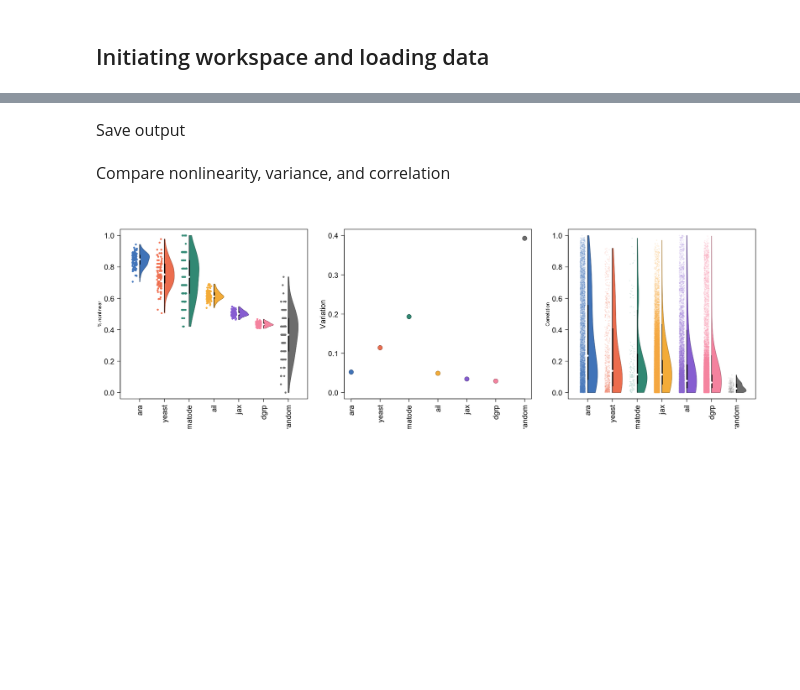
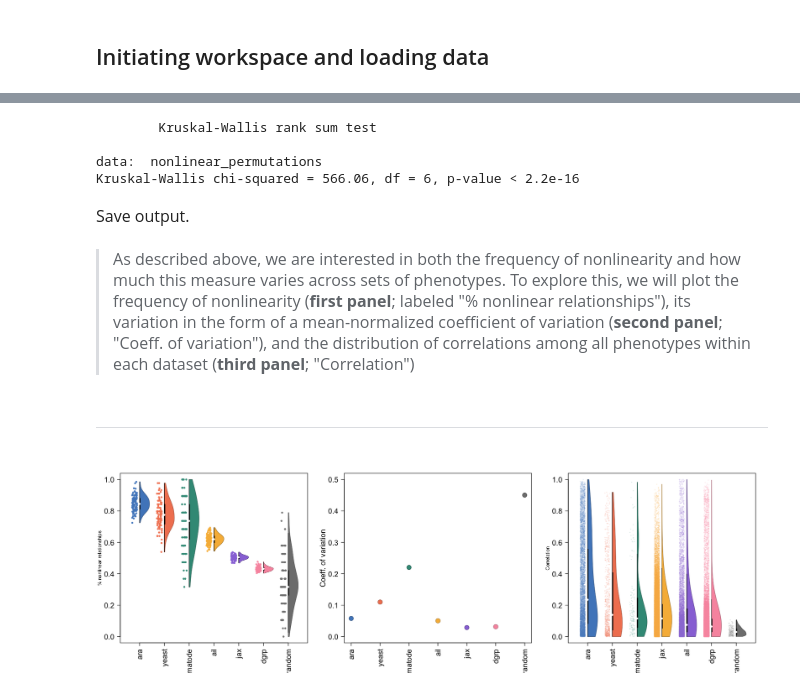
Before and after one commit to Arcadia-Science/accounting-for-nonlinear-phenotypes, a Jupyter notebook: 01_code/notebooks/notebook_1_analyzing_phenotypic_nonlinearity_across_species.ipynb, the cells around one changed output, grey strips where cells are left out. Cells and saved outputs as stored; diff of their text form; code cells hidden in the pictures; blank space fills up the shorter version.

```diff
--- a/01_code/notebooks/notebook_1_analyzing_phenotypic_nonlinearity_across_species.ipynb
+++ b/01_code/notebooks/notebook_1_analyzing_phenotypic_nonlinearity_across_species.ipynb
@@ -71,43 +105,35 @@ nonlinear_permutations <- list()
 for (i in 1:length(phenos)) {
   print(paste(i, 'out of', length(phenos)))
 
-    # Given the large n for the yeast dataset, subsample data
+  # Given the large n for the yeast dataset, subsample data
   if (i == 1) {
     nonlinear_permutations[[names(phenos)[i]]] <- nonlinear.permutation(
         phenos[[i]][sample(1:nrow(phenos[[i]]), 1000), ],
         data_proportion = 0.25,
         permutation_number = 100,
+        return_models = TRUE,
         counter = TRUE)
 
-    )
   } else {
     nonlinear_permutations[[names(phenos)[i]]] <- nonlinear.permutation(
       phenos[[i]],
       data_proportion = 0.25,
       permutation_number = 100,
+      return_models = TRUE,
       counter = TRUE
     )
   }
 }
 
-# Calculate random distribution
-dat <- list()
-for (i in 1:20) {
-  dat[[i]] <- sample(1:1000, 600, replace = TRUE)
-}
-dat <- do.call(cbind, dat)
-
 # Calculate nonlinearity of random data
 random <- nonlinear.permutation(
-  dat,
+  phenos$random,
   data_proportion = 0.25,
   permutation_number = 100,
+  return_models = TRUE,
   counter = TRUE
 )
 
 # Add random data to the results list
 nonlinear_permutations$random <- random
-
-# Add random data to phenotypes
-phenos$random <- dat
 # %% [output]
@@ -121,5 +150,12 @@ phenos$random <- dat
+# %%
+kruskal.test(nonlinear_permutations)
+# %% [output]
+        Kruskal-Wallis rank sum test
+
+data:  nonlinear_permutations
+Kruskal-Wallis chi-squared = 566.06, df = 6, p-value < 2.2e-16
 # %% [markdown]
-<font size="3"> Save output
+<font size="3"> Save output.
 # %%
 saveRDS(
   nonlinear_permutations,
@@ -127,18 +163,25 @@ saveRDS(
 )
 # %% [markdown]
-<font size="3"> Compare nonlinearity, variance, and correlation
+><font size="3"> As described above, we are interested in both the frequency of nonlinearity and how much this measure varies across sets of phenotypes. To explore this, we will plot the frequency of nonlinearity (**first panel**; labeled "% nonlinear relationships"), its variation in the form of a mean-normalized coefficient of variation (**second panel**; "Coeff. of variation"), and the distribution of correlations among all phenotypes within each dataset (**third panel**; "Correlation")
+>
+# %% [markdown]
+---
 # %%
+# Initiate plot and set size/number of panels
 options(repr.plot.width = 15, repr.plot.height = 5)
 par(mfrow = c(1, 3))
 
 # Load nonlinearity results
-nonlinear_permutations <- readRDS('02_output/empirical-phenotypes/empirical_datasets_permuted_nonlinearity.RDS')
+#nonlinear_permutations <- readRDS('data/empirical_datasets_permuted_nonlinearity.RDS')
 
 # Set colors
 cols <- c(arcadia.pal(n = 6, name = "Accent"), "gray50")
 names(cols) <- names(nonlinear_permutations)
 
-# Distributions
+# Re-order nonlinear results
+nonlinear_permutations <- nonlinear_permutations[order(unlist(lapply(nonlinear_permutations, function(x) mean(x))), decreasing = TRUE)]
+
+# Generate half violin plots of nonlinearity frequency
 vioplot::vioplot(nonlinear_permutations[[1]],
   nonlinear_permutations[[2]],
   nonlinear_permutations[[3]],
@@ -149,7 +192,7 @@ vioplot::vioplot(nonlinear_permutations[[1]],
   col = cols,
   side = "right",
   border = darken_color(cols),
-  ylab = "% nonlinear",
+  ylab = "% nonlinear relationships",
   xlab = "",
   las = 2,
   names = names(nonlinear_permutations),
@@ -157,6 +200,7 @@ vioplot::vioplot(nonlinear_permutations[[1]],
   cex.lab = 1.5
 )
 
+# Add points using stripchart
 stripchart(nonlinear_permutations,
   col = cols,
   at = seq(0.8, (length(nonlinear_permutations) - 1) + 0.8, 1),
@@ -168,59 +212,60 @@ stripchart(nonlinear_permutations,
   add = TRUE
 )
 
-# Variance
+# Plot nonlinearity frequency variation
 plot(unlist(lapply(nonlinear_permutations, function(x) sd(x) / mean(x))),
   pch = 21,
-  ylim = c(0, 0.4),
+  ylim = c(0, 0.5),
   xlab = "",
   bg = cols,
   col = darken_color(cols),
   cex = 2,
   las = 2,
   xaxt = "n",
-  ylab = "Variation",
+  ylab = "Coeff. of variation",
   cex.lab = 1.5,
   cex.axis = 1.5
 )
 axis(1, 1:7, labels = names(nonlinear_permutations), las = 2, cex.axis = 1.5)
 
-# Calculate trait correlations per species
+# Calculate correlations among all phenotype pairs within each dataset
 trait_correlations <- list()
 for (i in 1:length(phenos)) {
   corr <- cor(phenos[[i]])
   trait_correlations[[names(phenos)[i]]] <- abs(unlist(as.data.frame(corr[lower.tri(corr)])))
 }
 
-# Correlation
+# Generate half violin plots of phenotypic correlations
 trait_correlations <- trait_correlations[order(unlist(lapply(trait_correlations, function(x) median(x))),
                                                              decreasing = TRUE)]
 vioplot::vioplot(trait_correlations[[1]],
   trait_correlations[[2]],
   trait_correlations[[3]],
   trait_correlations[[4]],
   trait_correlations[[5]],
   trait_correlations[[6]],
   trait_correlations[[7]],
   col = cols,
   side = "right",
   border = darken_color(cols),
   ylab = "Correlation",
   xlab = "",
   las = 2,
   names = names(trait_correlations),
   cex.axis = 1.5,
   cex.lab = 1.5
 )
 
+# Add points using stripchart
 stripchart(trait_correlations,
   col = alpha(cols, 0.1),
   at = seq(0.8, (length(trait_correlations) - 1) + 0.8, 1),
   jitter = 0.1,
   method = "jitter",
   vertical = TRUE,
   cex = 0.5,
   pch = 20,
   add = TRUE
 )
 # %% [output]
-[figure, old version]
+[figure, new version]
```
Also changed, not shown: parts of 23 cells of this notebook, 1 other file.
